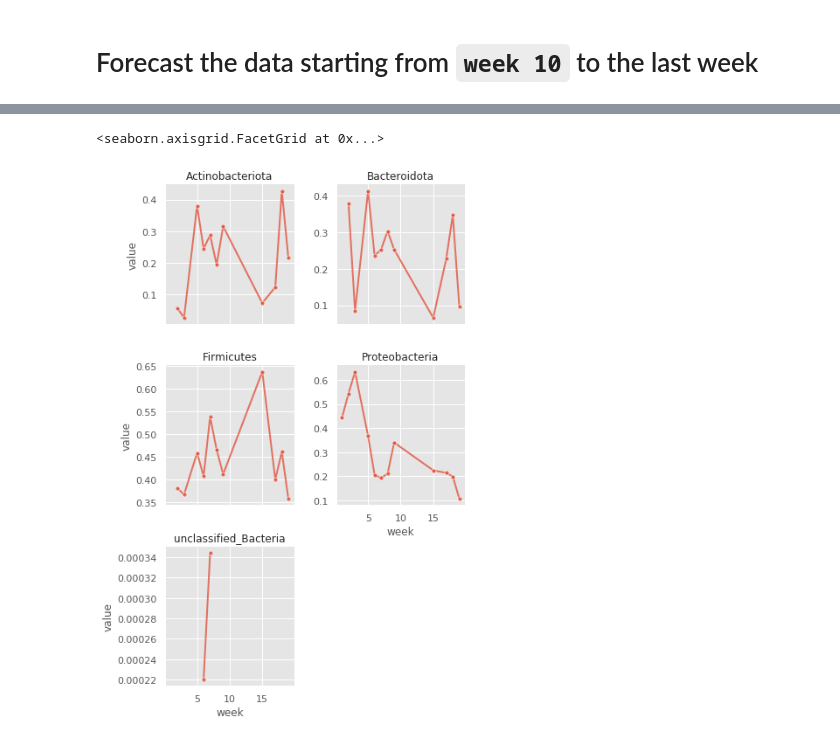
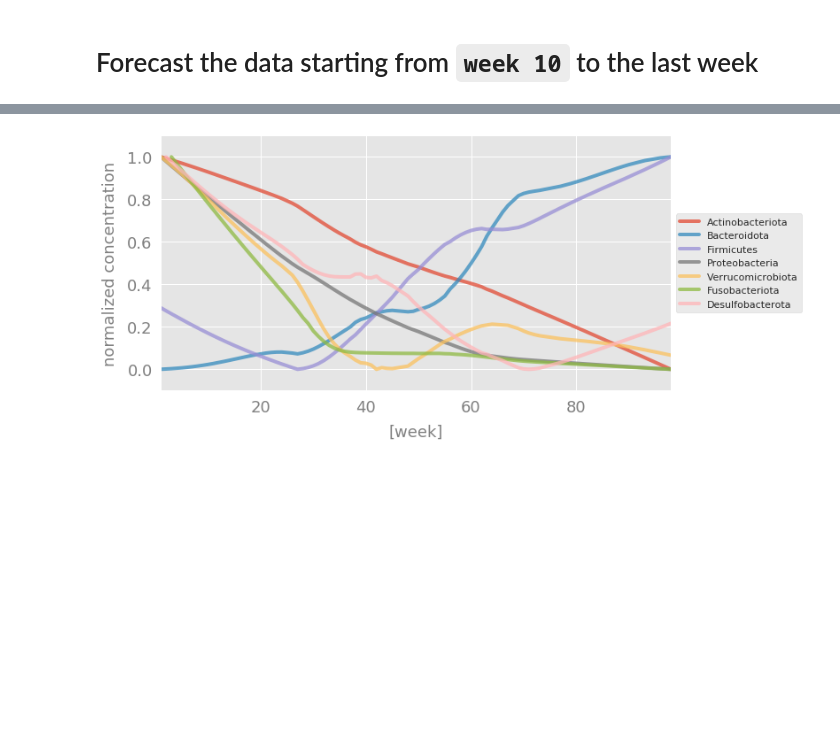
Before and after one commit to zeroknowledgediscovery/qbiome, a Jupyter notebook: examples/forecast_new_data.ipynb, the cells around one changed output, grey strips where cells are left out. Cells and saved outputs as stored; diff of their text form; code cells hidden in the pictures; blank space fills up the shorter version.

```diff
--- a/examples/forecast_new_data.ipynb
+++ b/examples/forecast_new_data.ipynb
@@ -205,22 +215,7 @@ g.add_legend()
-# %%
-# takes 2 minutes to run
-forecasted = forecaster.forecast_data(
-    new_patient_matrix,
-    start_week=7
-)
-# %%
-BIOMES = ['Actinobacteriota', 'Bacteroidota', 'Firmicutes', 'Proteobacteria', 'unclassified_Bacteria']
-
-plottable = forecasted[
-    (forecasted.variable.isin(BIOMES)) &
-    (forecasted.week < 20)
-     ]
-
-g = sns.FacetGrid(plottable, col='variable', col_wrap=2, sharey=False, margin_titles=True)
-g.map_dataframe(sns.lineplot, 'week', 'value', ci=None, marker='o',
-                    linewidth=2, alpha=0.75, markersize=5)
-g.set_titles(row_template = '{row_name}', col_template = '{col_name}')
-g.add_legend()
-# %% [output]
-<seaborn.axisgrid.FacetGrid at 0x...>
-[figure, removed]
+# %%
+BIOMES = ['Actinobacteriota', 'Bacteroidota', 'Firmicutes', 'Proteobacteria',
+          'Verrucomicrobiota','Fusobacteriota','Desulfobacterota']
+df_plot=qutil.qplot(forecasted,var=BIOMES,preindex='subject_id',index='week',columns='variable',
+                   interpolate=False,normalize=True)
+# %% [output]
+[figure, added]
```
Also changed, not shown: parts of 14 cells of this notebook, 4 other files.
